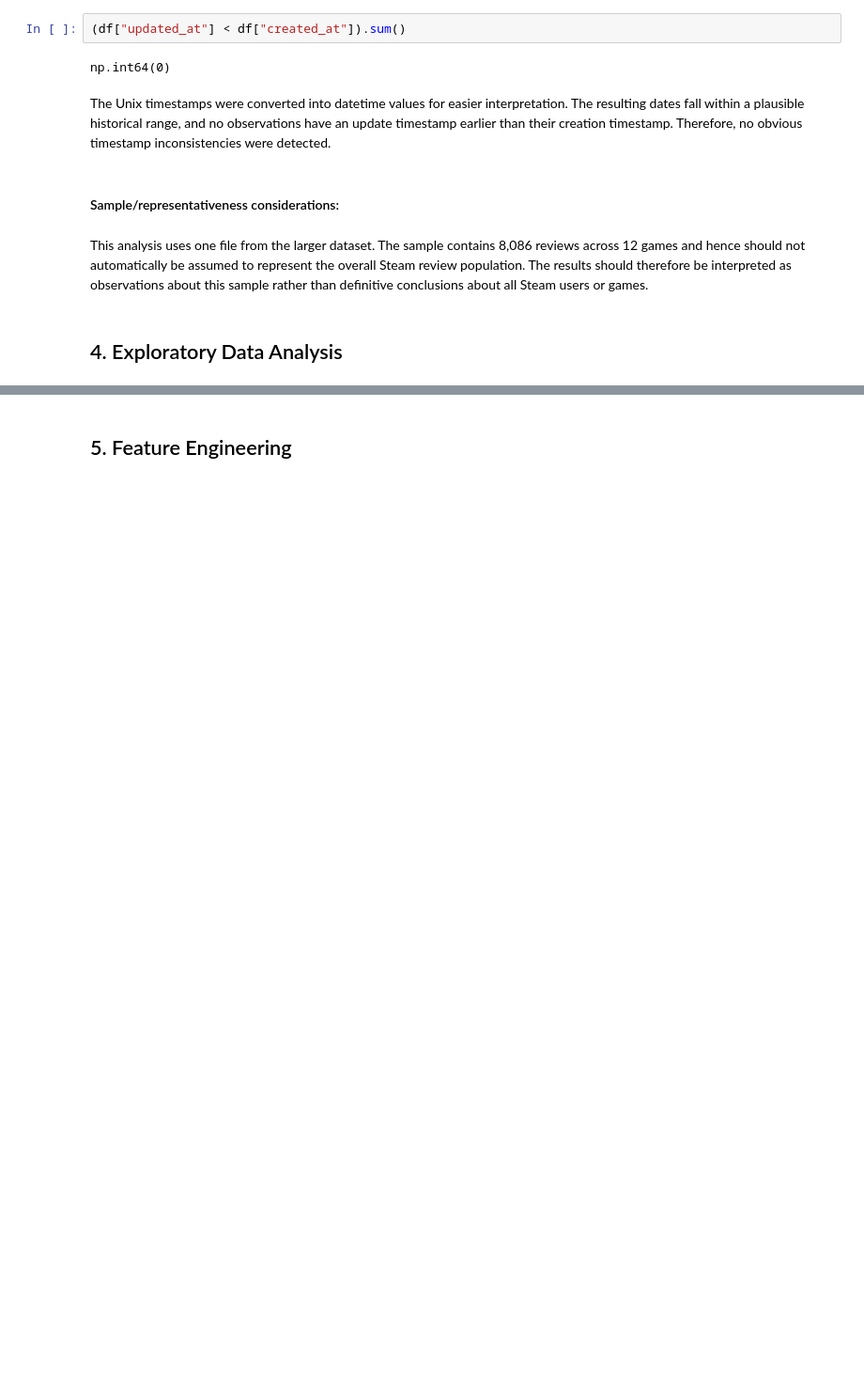
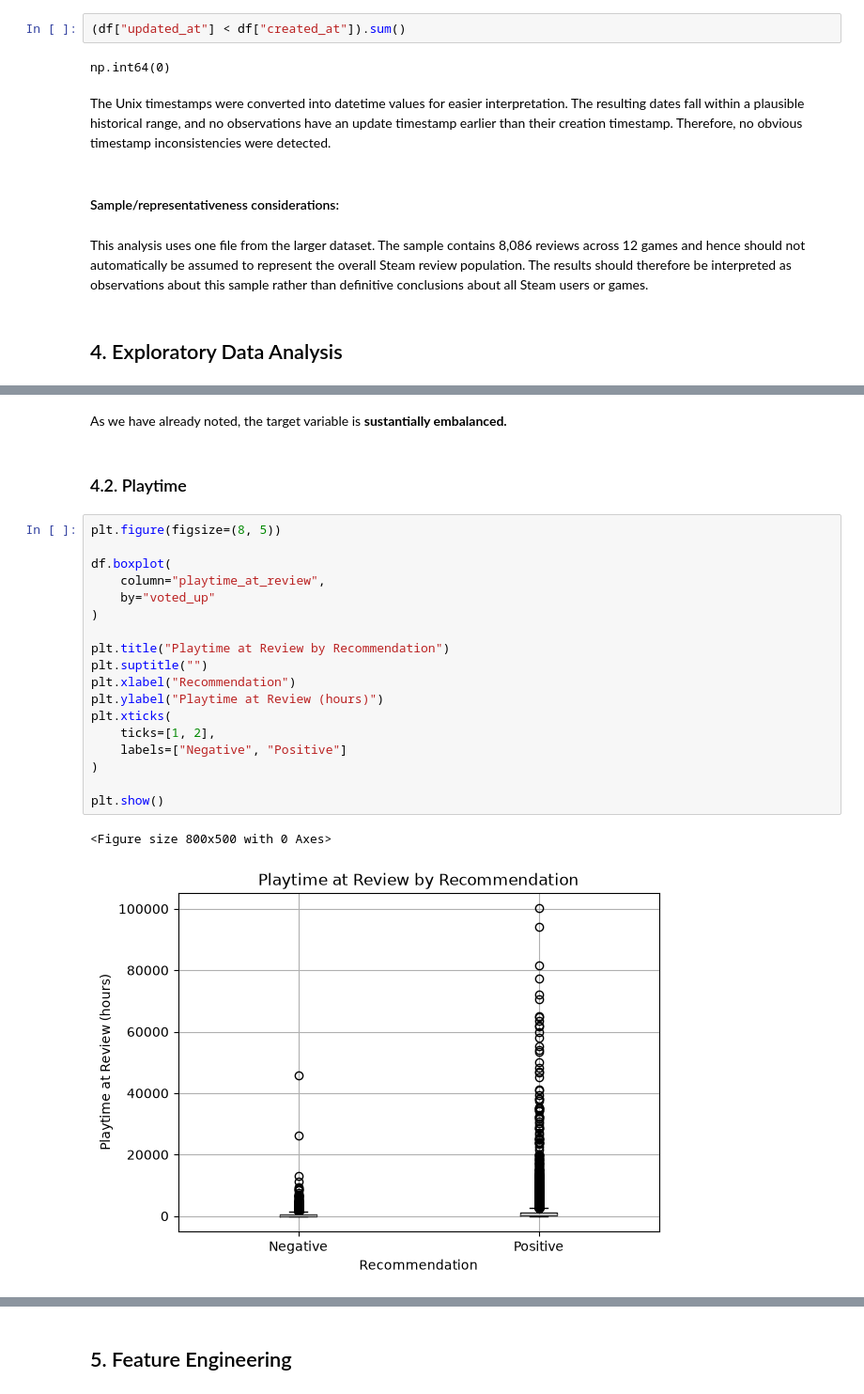
Before and after one commit to NamKhanh2006/steam-reviews-project, a Jupyter notebook: notebooks/steam_reviews_analysis.ipynb, the cells around one changed output, grey strips where cells are left out. Shown at 94% size. Saved outputs shown, nothing was run; the diff lists cells and outputs as text; blank space fills up the shorter version.

```diff
--- a/notebooks/steam_reviews_analysis.ipynb
+++ b/notebooks/steam_reviews_analysis.ipynb
@@ -450,0 +491,25 @@ This analysis uses one file from the larger dataset. The sample contains 8,086 r
+# %% [markdown]
+As we have already noted, the target variable is **sustantially embalanced.**
+# %% [markdown]
+### 4.2. Playtime
+# %%
+plt.figure(figsize=(8, 5))
+
+df.boxplot(
+    column="playtime_at_review",
+    by="voted_up"
+)
+
+plt.title("Playtime at Review by Recommendation")
+plt.suptitle("")
+plt.xlabel("Recommendation")
+plt.ylabel("Playtime at Review (hours)")
+plt.xticks(
+    ticks=[1, 2],
+    labels=["Negative", "Positive"]
+)
+
+plt.show()
+# %% [output]
+<Figure size 800x500 with 0 Axes>
+[figure, added]
```
Also changed, not shown: parts of 34 cells of this notebook.
